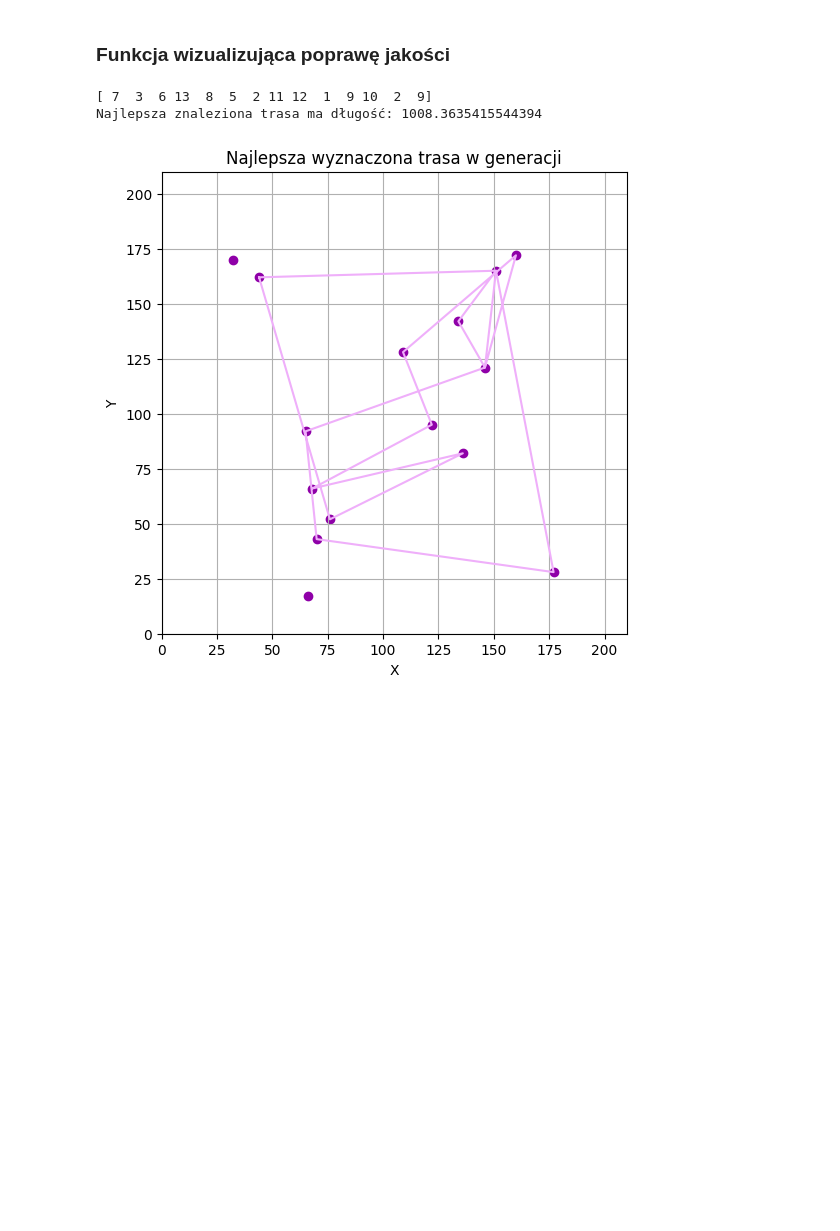
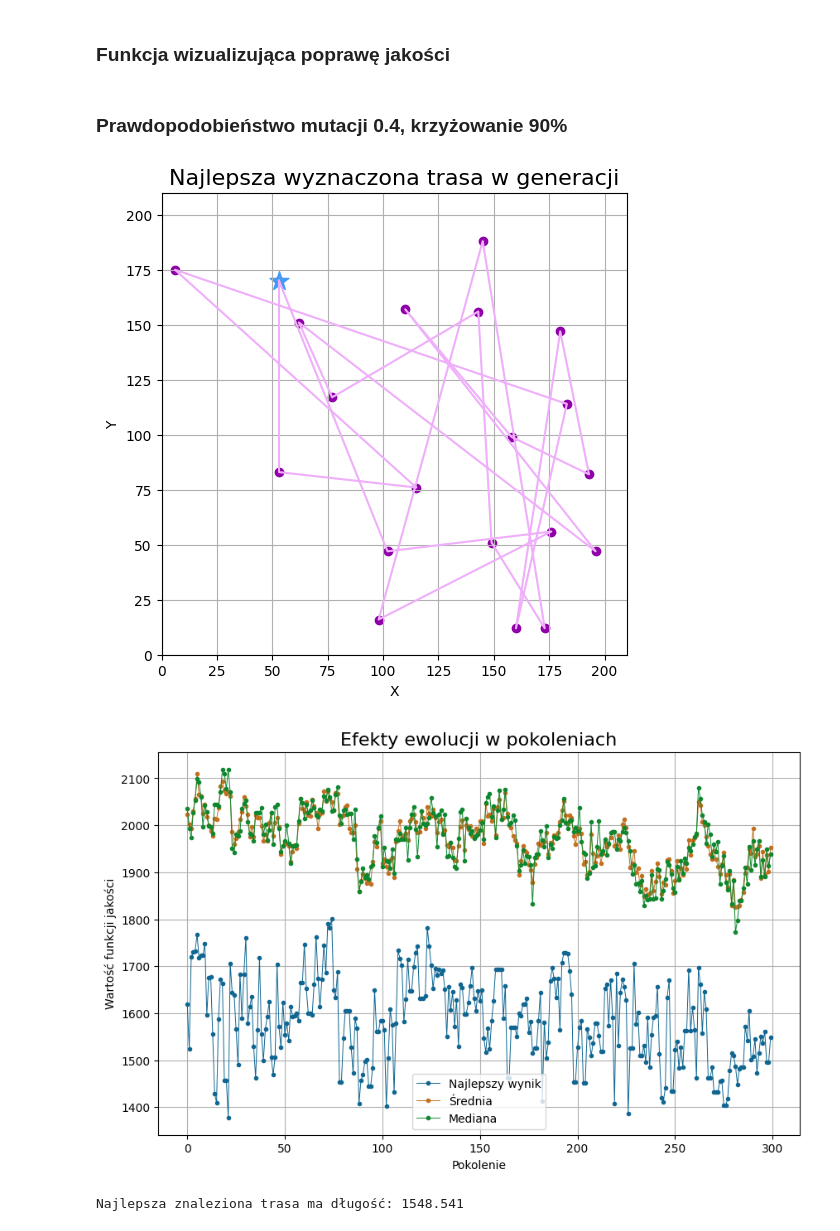
Before and after one commit to IzaKarczewska/Computational-Engineering, a Jupyter notebook: TravelingSalesmanProblem/Komivoyager.ipynb, the cells around one changed output. Cells and saved outputs as stored; diff of their text form; code cells hidden in the pictures; blank space fills up the shorter version.

```diff
--- a/TravelingSalesmanProblem/Komivoyager.ipynb
+++ b/TravelingSalesmanProblem/Komivoyager.ipynb
@@ -120,10 +125,11 @@ def mutate(individ, mutation_prob = 0.8):
 # %% [markdown]
 ### Generowanie nowej populacji
 # %%
-def create_new_generation(current_population_df, fitness_values, num_individuals, crossover_prob, mutation_prob, selection_type='roulette'):
+def create_new_generation(current_population_df, fitness_values, num_individuals, crossover_prob, mutation_prob, selection_type):
     new_generation = []
 
     while len(new_generation) < num_individuals:
+
         if selection_type == 'roulette':
             parent_1, parent_2 = roulette_selection(fitness_values, current_population_df)
         elif selection_type == 'ranking':
@@ -139,7 +145,7 @@ def create_new_generation(current_population_df, fitness_values, num_individuals
 # %% [markdown]
 ## Implementacja algorytmu genetycznego
 # %%
-def genetic_algorithm(num_cities, num_individuals, generations, mutation_rate=0.02, crossover_rate=0.8, area_size=200):
+def genetic_algorithm(num_cities, num_individuals, generations, mutation_rate=0.02, crossover_rate=0.8, area_size=200, selection_type='roulette'):
     cities = generate_cities(num_cities, area_size)
     dist = distances(cities)
     population = genesis(cities.index, num_individuals)
@@ -155,9 +161,10 @@ def genetic_algorithm(num_cities, num_individuals, generations, mutation_rate=0.
         avg_fitness_over_generations.append(np.mean(fitness))
         median_fitness_over_generations.append(np.median(fitness))
         all_fitness_scores.append(fitness)
-        population = create_new_generation(population, fitness, num_individuals, crossover_rate, mutation_rate)
+        population = create_new_generation(population, fitness, num_individuals, crossover_rate, mutation_rate, selection_type)
+
     best_idx = np.argmin(fitness)
-    best_individual = population.iloc[best_idx].values
+    best_individual = population.iloc[best_idx, :].values
     best_distance = fitness[best_idx]
 
     return best_individual, best_distance, all_fitness_scores, best_fitness_over_generations, avg_fitness_over_generations, median_fitness_over_generations, cities
@@ -178,9 +185,10 @@ def best_route(best_individual, cities_df):
     plt.figure(figsize=(6, 6))
     plt.plot(x,y, color="#efaffa")
     plt.scatter(cities_df["X"], cities_df["Y"], color="#8f00a8")
+    plt.scatter(cities_df["X"].loc[0], cities_df["Y"].loc[0], color="#419bf8", s=200, marker="*")
     plt.xlim(0, 210)
     plt.ylim(0, 210)
-    plt.title("Najlepsza wyznaczona trasa w generacji")
+    plt.title("Najlepsza wyznaczona trasa w generacji", fontsize=16)
     plt.xlabel("X")
     plt.ylabel("Y")
     plt.grid(True)
@@ -189,24 +197,24 @@ def best_route(best_individual, cities_df):
 # %%
 def plot_evolution(best_fitness, avg_fitness, median_fitness, generations):
     plt.figure(figsize=(10, 6))
-    plt.plot(generations, best_fitness, 'bo-', label='Najlepszy wynik')
-    plt.plot(generations, avg_fitness, 'go-', label='Średnia')
-    plt.plot(generations, median_fitness, 'ro-', label='Mediana')
-    plt.fill_between(generations, median_fitness, color='red', alpha=0.1)
-    plt.xlabel('Pokolenia')
+    x=range(generations)
+    plt.plot(x, best_fitness, 'o-', label='Najlepszy wynik', color="#106691", linewidth=0.7, markersize=3)
+    plt.plot(x, avg_fitness, 'o-', label='Średnia', color="#c2701f", linewidth=0.7, markersize=3)
+    plt.plot(x, median_fitness, 'o-', label='Mediana', color="#0e872e", linewidth=0.7, markersize=3)
+    plt.xlabel('Pokolenie')
     plt.ylabel('Wartość funkcji jakości')
-    plt.title('Ewolucja jakości w kolejnych pokoleniach')
+    plt.title('Efekty ewolucji w pokoleniach', fontsize=16)
     plt.legend()
     plt.grid(True)
     plt.show()
+# %% [markdown]
+### Prawdopodobieństwo mutacji 0.4, krzyżowanie 90%
 # %%
-best_individual, best_distance, all_fitness_scores, best_fitness_over_generations, avg_fitness_over_generations, median_fitness_over_generations, cities = genetic_algorithm(num_cities=15, num_individuals=50, generations=100, mutation_rate=0.01, crossover_rate=0.9)
-print(best_individual)
+best_individual, best_distance, all_fitness_scores, best_fitness_over_generations, avg_fitness_over_generations, median_fitness_over_generations, cities = genetic_algorithm(num_cities=20, num_individuals=50, generations=300, mutation_rate=0.4, crossover_rate=0.9)
 best_route(best_individual, cities)
-#plot_evolution(best_fitness_over_generations, avg_fitness_over_generations, median_fitness_over_generations, generations=50)
-
-print(f'Najlepsza znaleziona trasa ma długość: {best_distance}')
+plot_evolution(best_fitness_over_generations, avg_fitness_over_generations, median_fitness_over_generations, generations=300)
+print(f'Najlepsza znaleziona trasa ma długość: {best_distance:.3f}')
 # %% [output]
+[figure, new version]
+[figure, added]
-[ 7  3  6 13  8  5  2 11 12  1  9 10  2  9]
-Najlepsza znaleziona trasa ma długość: 1008.3635415544394
+Najlepsza znaleziona trasa ma długość: 1548.541
-[figure, old version]
```
Also changed, not shown: parts of 20 cells of this notebook.
